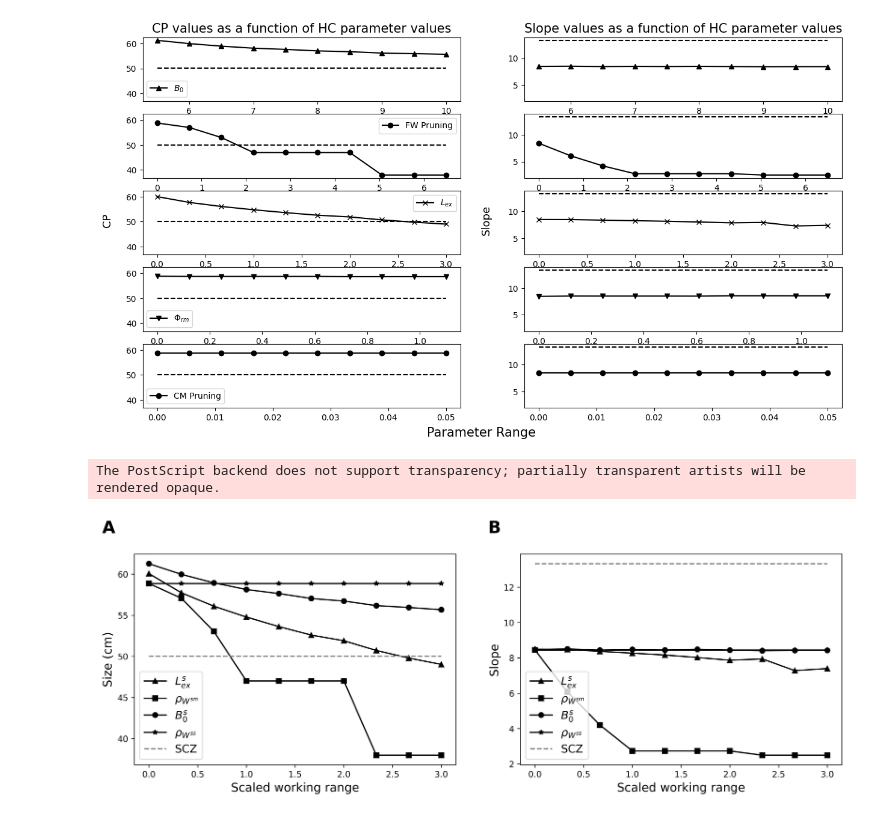
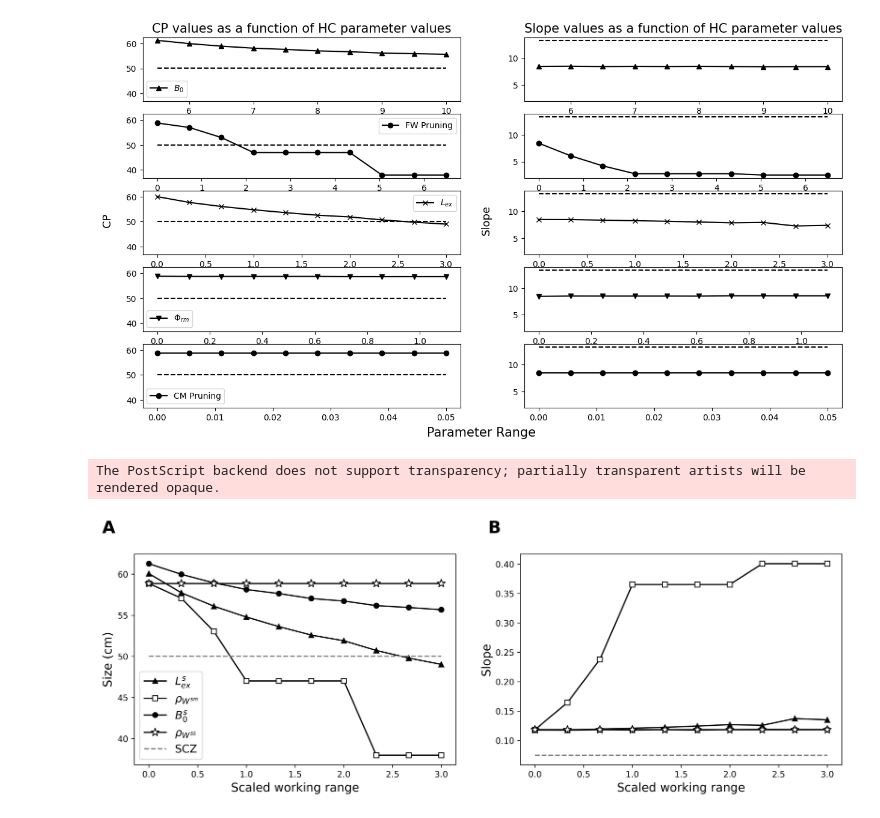
Before and after one commit to renatoparedes/SCZ_PPS_Expansion_Model, a Jupyter notebook: SCZ_Parameter_Exploration.ipynb, the cells around one changed output. Drawn from its saved outputs; the diff is of its cells as text; code cells hidden in the pictures.

Commit message:
new HC fit plot

```diff
--- a/SCZ_Parameter_Exploration.ipynb
+++ b/SCZ_Parameter_Exploration.ipynb
@@ -390,42 +382,72 @@ fig, axs = plt.subplots(1, 2, figsize=(15, 4.5), dpi=600)
 
 ax1 = plt.subplot(121)
 ax1.plot(LEXs, Lcp, label=r"$L_{ex}^{s}$", color="k", marker="^")
-ax1.plot(LEXs, PRcp, label=r"$\rho_{{W}^{sm}}$", color="k", marker="s")
+ax1.plot(
+    LEXs,
+    PRcp,
+    label=r"$\rho_{{W}^{sm}}$",
+    color="k",
+    marker="s",
+    markerfacecolor="white",
+)
 ax1.plot(LEXs, Bcp, label=r"$B_{0}^{s}$", color="k", marker="o")
-ax1.plot(LEXs, CM_PRcp, label=r"$\rho_{{W}^{ss}}$", color="k", marker="*")
+ax1.plot(
+    LEXs,
+    CM_PRcp,
+    label=r"$\rho_{{W}^{ss}}$",
+    color="k",
+    marker="*",
+    markerfacecolor="white",
+    markersize=10,
+)
 ax1.plot(LEXs, np.repeat(scz_cp, len(LEXs)), "--", label="SCZ", color="0.5")
 ax1.set_ylabel("Size (cm)", size=14)
 ax1.set_xlabel("Scaled working range", size=14)
 leg = ax1.legend(fontsize=13)
 ax1.text(
     -0.1,
     1.1,
     string.ascii_uppercase[0],
     transform=ax1.transAxes,
     size=20,
     weight="bold",
 )
 
 ax2 = plt.subplot(122)
-ax2.plot(LEXs, Lslope, label=r"$L_{ex}^{s}$", color="k", marker="^")
-ax2.plot(LEXs, PRslope, label=r"$\rho_{{W}^{sm}}$", color="k", marker="s")
-ax2.plot(LEXs, Bslope, label=r"$B_{0}^{s}$", color="k", marker="o")
-ax2.plot(LEXs, CM_PRslope, label=r"$\rho_{{W}^{ss}}$", color="k", marker="*")
-ax2.plot(LEXs, np.repeat(scz_slope, len(LEXs)), "--", label="SCZ", color="0.5")
+ax2.plot(LEXs, 1 / Lslope, label=r"$L_{ex}^{s}$", color="k", marker="^")
+ax2.plot(
+    LEXs,
+    1 / PRslope,
+    label=r"$\rho_{{W}^{sm}}$",
+    color="k",
+    marker="s",
+    markerfacecolor="white",
+)
+ax2.plot(LEXs, 1 / Bslope, label=r"$B_{0}^{s}$", color="k", marker="o")
+ax2.plot(
+    LEXs,
+    1 / CM_PRslope,
+    label=r"$\rho_{{W}^{ss}}$",
+    color="k",
+    marker="*",
+    markerfacecolor="white",
+    markersize=10,
+)
+ax2.plot(LEXs, np.repeat(1 / scz_slope, len(LEXs)), "--", label="SCZ", color="0.5")
 ax2.set_ylabel("Slope", size=14)
 ax2.set_xlabel("Scaled working range", size=14)
 leg = ax2.legend(fontsize=13)
 ax2.text(
     -0.1,
     1.1,
     string.ascii_uppercase[1],
     transform=ax2.transAxes,
     size=20,
     weight="bold",
 )
 
-# fig.subplots_adjust(wspace=0.25)
+ax2.get_legend().remove()
 fig.savefig("drafts/FIG2.eps", bbox_inches="tight", format="eps")
 # %% [output]
 The PostScript backend does not support transparency; partially transparent artists will be rendered opaque.
-[figure, old version]
+[figure, new version]
```
Also changed, not shown: parts of 1 cell of this notebook, 9 other files.
